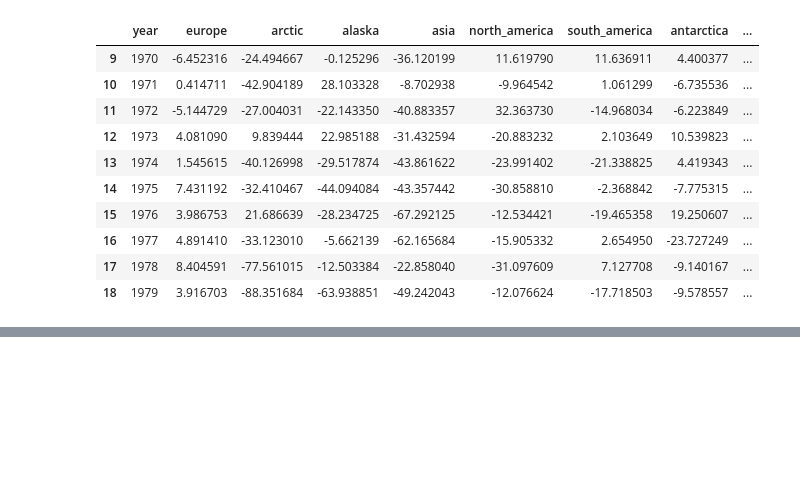
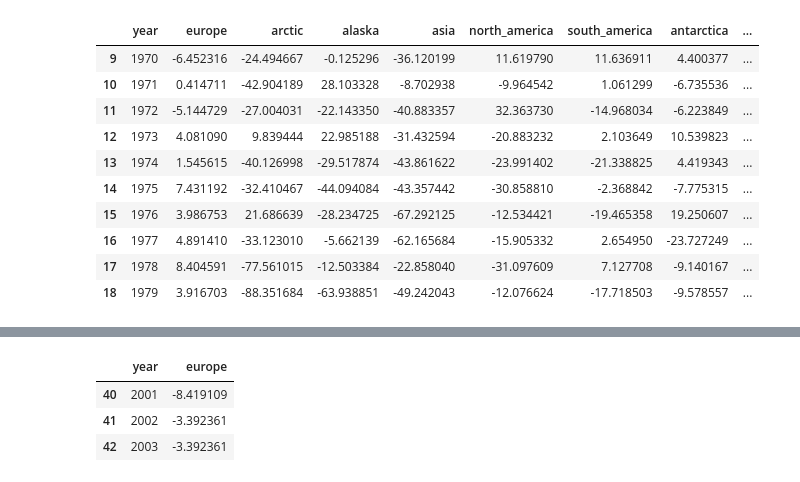
Before and after one commit to bbarajas429/eds-220-lesson2-pandas, a Jupyter notebook: lesson-2.ipynb, the cells around one changed output, grey strips where cells are left out. Drawn from its saved outputs; the diff is of its cells as text; code cells hidden in the pictures; blank space fills up the shorter version.

```diff
--- a/lesson-2.ipynb
+++ b/lesson-2.ipynb
@@ -446,0 +541,7 @@ df[ df.year.isin( range(1970, 1980) ) ]
+# %%
+df.loc[ df['year']>2000, ['year','europe']]
+# %% [output]
+|  | year | europe |
+| 40 | 2001 | -8.419109 |
+| 41 | 2002 | -3.392361 |
+| 42 | 2003 | -3.392361 |
```
Also changed, not shown: parts of 10 cells of this notebook, 1 other file.
